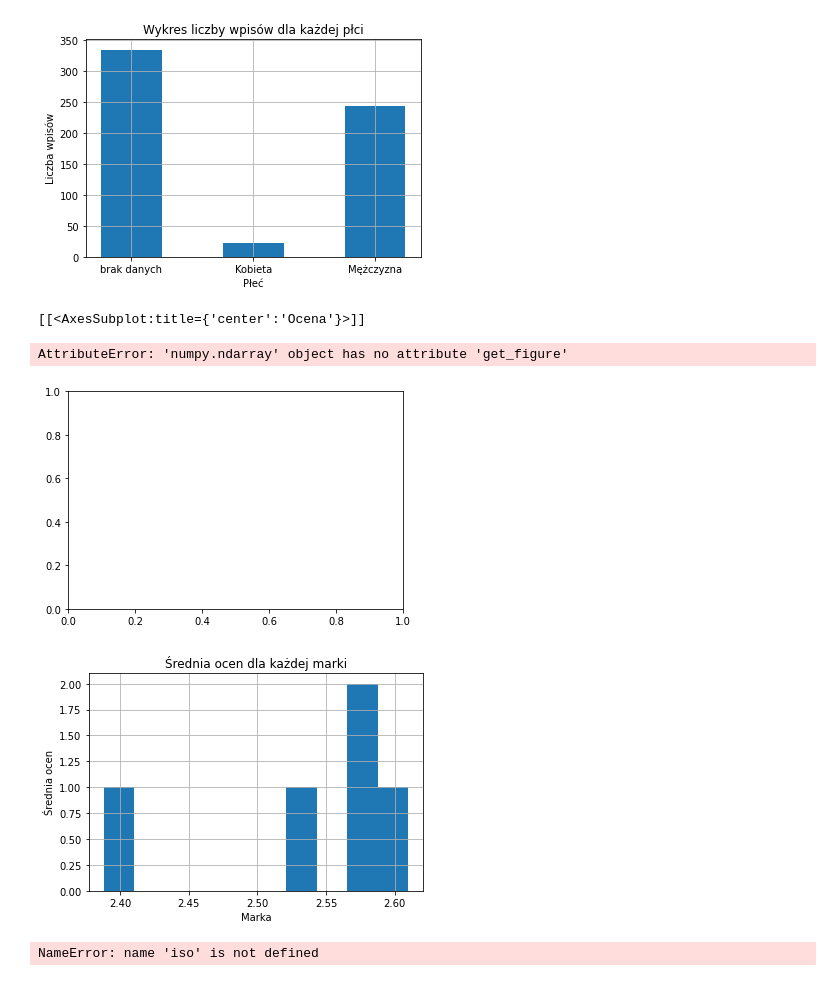
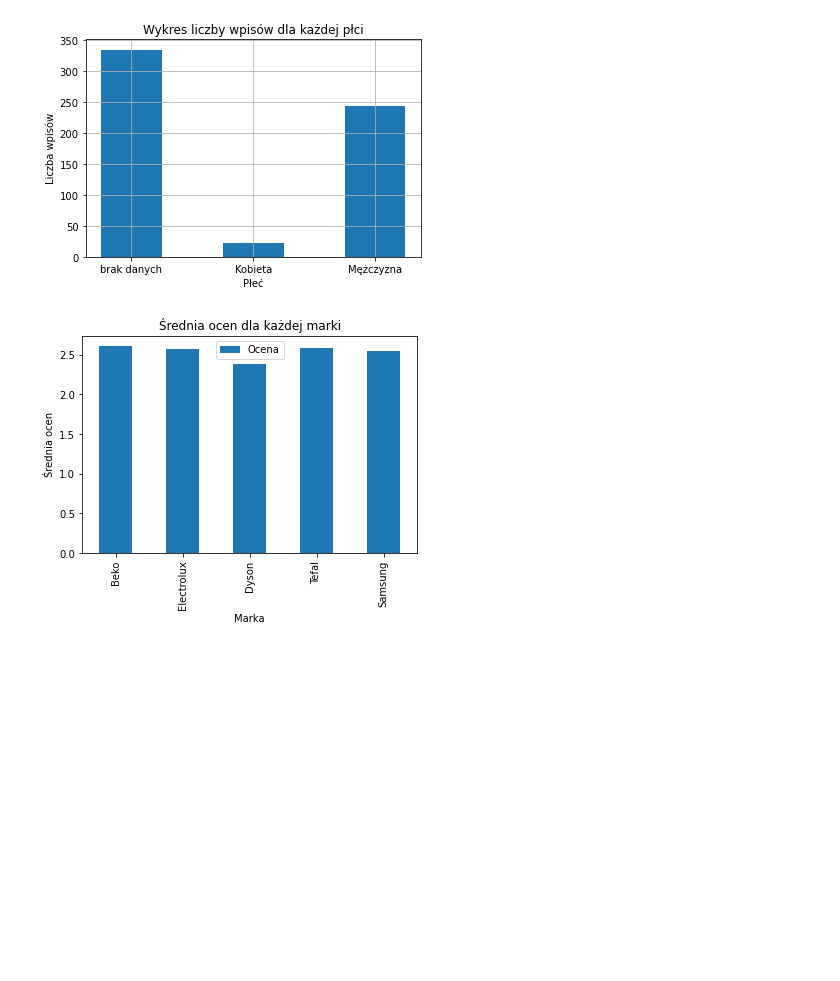
Before and after one commit to abcinpg123/ABD-Jakub-Prokop, a Jupyter notebook: lab6/Command files/lab6.ipynb, the cells around one changed output. Saved outputs shown, nothing was run; the diff lists cells and outputs as text; code cells hidden in the pictures; blank space fills up the shorter version.

```diff
--- a/lab6/Command files/lab6.ipynb
+++ b/lab6/Command files/lab6.ipynb
@@ -94,34 +94,15 @@ fig.savefig('../Analysis data/płeć_kupującego.pdf')
 # %% [output]
 [figure]
 # %%
-plt.subplot(1,1,1)  # if use subplot
 df = pd.DataFrame({'Marka':data["Marka"], 'Ocena':data["Ocena"]})
+labelss = data["Marka"].unique()
 df = df.groupby('Marka').mean().reset_index()
-ax = df.hist()
-print(ax)
+ax = df.plot.bar()
 plt.title("Średnia ocen dla każdej marki")
 plt.xlabel("Marka")
 plt.ylabel("Średnia ocen")
+plt.xticks(np.arange(5), labels)
 fig = ax.get_figure()
 fig.savefig('../Analysis data/ocena.pdf')
 # %% [output]
-[[<AxesSubplot:title={'center':'Ocena'}>]]
-AttributeError: 'numpy.ndarray' object has no attribute 'get_figure'
-[figure, old version]
+[figure, new version]
-[figure, removed]
-# %%
-# zapis do pliku
-
-new_file_path = '../Analysis data/processed_data.csv'
-
-if os.path.isfile(new_file_path):            # usuń plik jeśli istnieje
-    os.remove(new_file_path)
-
-with open(new_file_path, 'a', newline="") as f:          # otwórz plik i zapisz dane
-    f.write("Country ISO: " + str(iso))
-    f.write("\n")
-    data.to_csv(f, encoding = "utf-8-sig")
-    f.write("\n")
-    f.write("\n")
-# %% [output]
-NameError: name 'iso' is not defined
```
Also changed, not shown: 8 other files.
